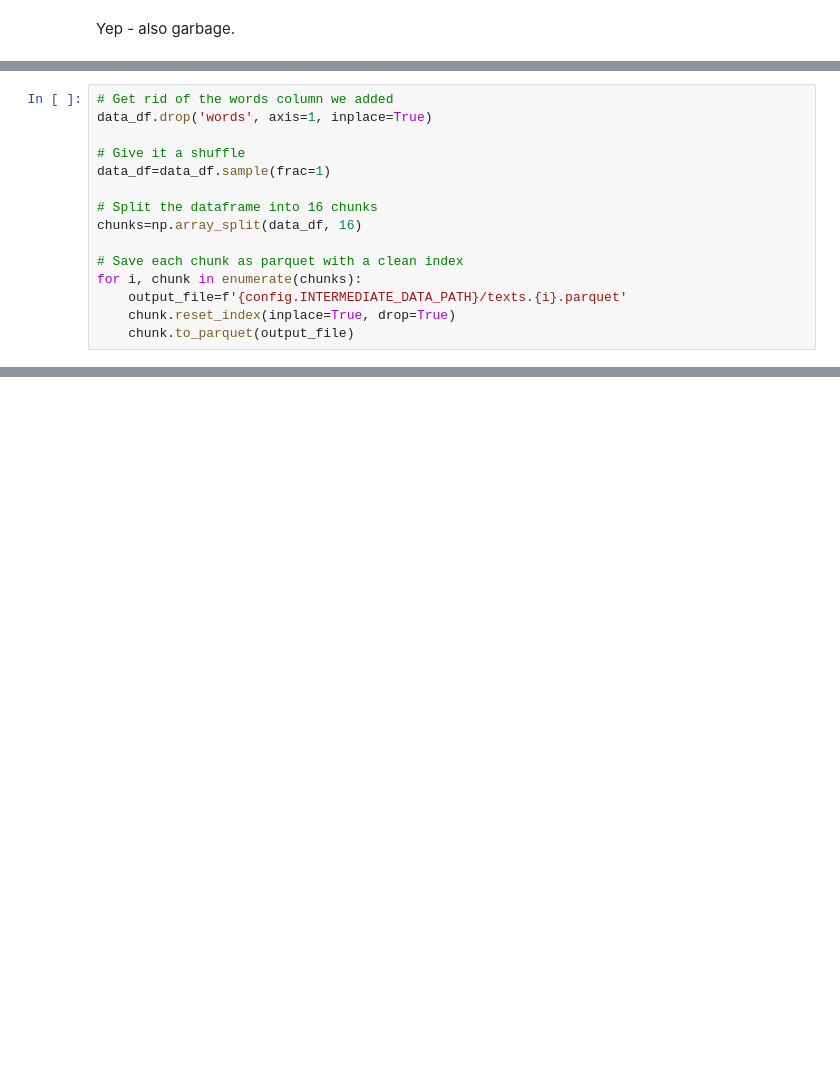
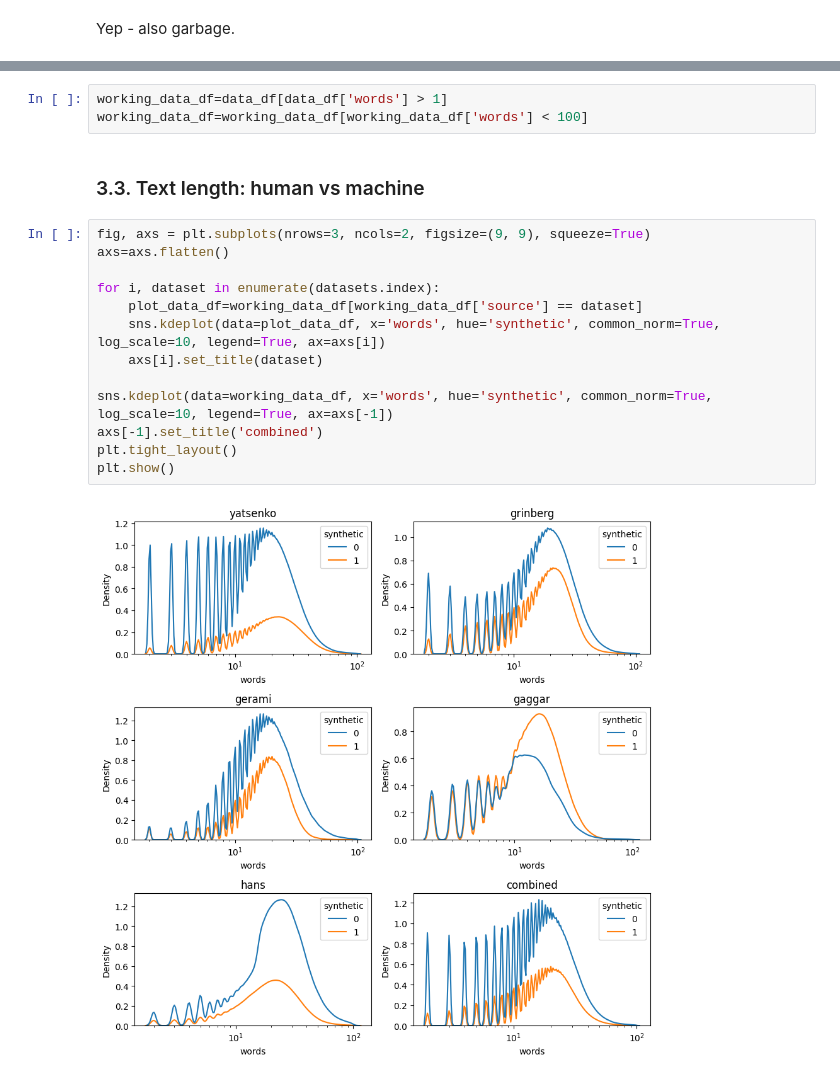
Before and after one commit to gperdrizet/llm_detector, a Jupyter notebook: perplexity_ratio_score/notebooks/04-sentence_data_exploration.ipynb, the cells around one changed output, grey strips where cells are left out. Cells and saved outputs as stored; diff of their text form; blank space fills up the shorter version.

```diff
--- a/perplexity_ratio_score/notebooks/04-sentence_data_exploration.ipynb
+++ b/perplexity_ratio_score/notebooks/04-sentence_data_exploration.ipynb
@@ -236,15 +228,0 @@ Next we will be doing some splitting and sampling - so let's break the data into
-# %%
-# Get rid of the words column we added
-data_df.drop('words', axis=1, inplace=True)
-
-# Give it a shuffle
-data_df=data_df.sample(frac=1)
-
-# Split the dataframe into 16 chunks
-chunks=np.array_split(data_df, 16)
-
-# Save each chunk as parquet with a clean index
-for i, chunk in enumerate(chunks):
-    output_file=f'{config.INTERMEDIATE_DATA_PATH}/texts.{i}.parquet'
-    chunk.reset_index(inplace=True, drop=True)
-    chunk.to_parquet(output_file)
@@ -250,0 +233,20 @@ for i, chunk in enumerate(chunks):
+# %%
+working_data_df=data_df[data_df['words'] > 1]
+working_data_df=working_data_df[working_data_df['words'] < 100]
+# %% [markdown]
+### 3.3. Text length: human vs machine
+# %%
+fig, axs = plt.subplots(nrows=3, ncols=2, figsize=(9, 9), squeeze=True)
+axs=axs.flatten()
+
+for i, dataset in enumerate(datasets.index):
+    plot_data_df=working_data_df[working_data_df['source'] == dataset]
+    sns.kdeplot(data=plot_data_df, x='words', hue='synthetic', common_norm=True, log_scale=10, legend=True, ax=axs[i])
+    axs[i].set_title(dataset)
+
+sns.kdeplot(data=working_data_df, x='words', hue='synthetic', common_norm=True, log_scale=10, legend=True, ax=axs[-1])
+axs[-1].set_title('combined')
+plt.tight_layout()
+plt.show()
+# %% [output]
+[figure, added]
```
Also changed, not shown: parts of 31 cells of this notebook.
